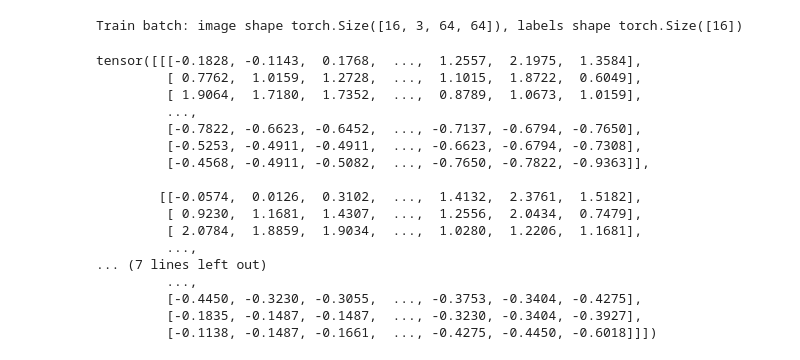
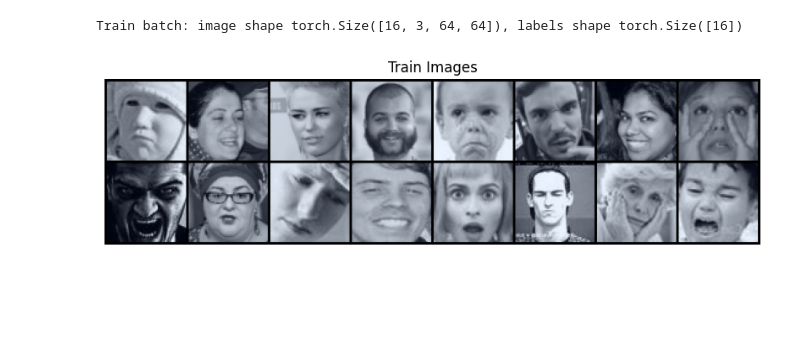
Before and after one commit to fabalcu97/SEP-CVDL, a Jupyter notebook: modified/other.ipynb, the cells around one changed output. Cells and saved outputs as stored; diff of their text form; code cells hidden in the pictures; blank space fills up the shorter version.

```diff
--- a/modified/other.ipynb
+++ b/modified/other.ipynb
@@ -5,17 +5,10 @@ from torch.utils.data import DataLoader
 from matplotlib import pyplot as plt
 
 from get_dataset import GiMeFiveDataset
-from variables import experiments, datasets
+from variables import *
 
 device = torch.device("mps" if torch.backends.mps.is_available() else "cpu")
 
-# Change the experiment only
-experiment_name = "class_weights_SGD"
-
-configuration = experiments[experiment_name]
-dataset = datasets[configuration["dataset"]]
-hyperparameters = configuration["hyperparameters"]
-
 print(f"Using device: {device}")
 # %% [output]
 Using device: mps
@@ -42,28 +35,18 @@ train_image, train_label = next(iter(train_data_loader))
 print(f"Train batch: image shape {train_image.shape}, labels shape {train_label.shape}")
 # %% [output]
 Train batch: image shape torch.Size([16, 3, 64, 64]), labels shape torch.Size([16])
-# %%
-img = train_image[0].squeeze()
-label = train_label[0]
-print(img)
-# plt.imshow(img, cmap="gray")
-# plt.show()
-# print(f"Label: {label}")
-# %% [output]
-tensor([[[-0.1828, -0.1143,  0.1768,  ...,  1.2557,  2.1975,  1.3584],
-         [ 0.7762,  1.0159,  1.2728,  ...,  1.1015,  1.8722,  0.6049],
-         [ 1.9064,  1.7180,  1.7352,  ...,  0.8789,  1.0673,  1.0159],
-         ...,
-         [-0.7822, -0.6623, -0.6452,  ..., -0.7137, -0.6794, -0.7650],
-         [-0.5253, -0.4911, -0.4911,  ..., -0.6623, -0.6794, -0.7308],
-         [-0.4568, -0.4911, -0.5082,  ..., -0.7650, -0.7822, -0.9363]],
-
-        [[-0.0574,  0.0126,  0.3102,  ...,  1.4132,  2.3761,  1.5182],
-         [ 0.9230,  1.1681,  1.4307,  ...,  1.2556,  2.0434,  0.7479],
-         [ 2.0784,  1.8859,  1.9034,  ...,  1.0280,  1.2206,  1.1681],
-         ...,
-... (7 lines left out)
-         ...,
-         [-0.4450, -0.3230, -0.3055,  ..., -0.3753, -0.3404, -0.4275],
-         [-0.1835, -0.1487, -0.1487,  ..., -0.3230, -0.3404, -0.3927],
-         [-0.1138, -0.1487, -0.1661,  ..., -0.4275, -0.4450, -0.6018]]])
+# %%
+import matplotlib.pyplot as plt
+import torchvision.utils
+
+# Convert tensor images to a grid for visualization
+grid_img = torchvision.utils.make_grid(train_image, nrow=8, normalize=True)
+
+# Display the images
+plt.figure(figsize=(10, 10))
+plt.imshow(grid_img.permute(1, 2, 0))  # Convert from (C, H, W) to (H, W, C)
+plt.title("Train Images")
+plt.axis("off")  # Hide axis for better visualization
+plt.show()
+# %% [output]
+[figure, added]
```
Also changed, not shown: 27 other files.
